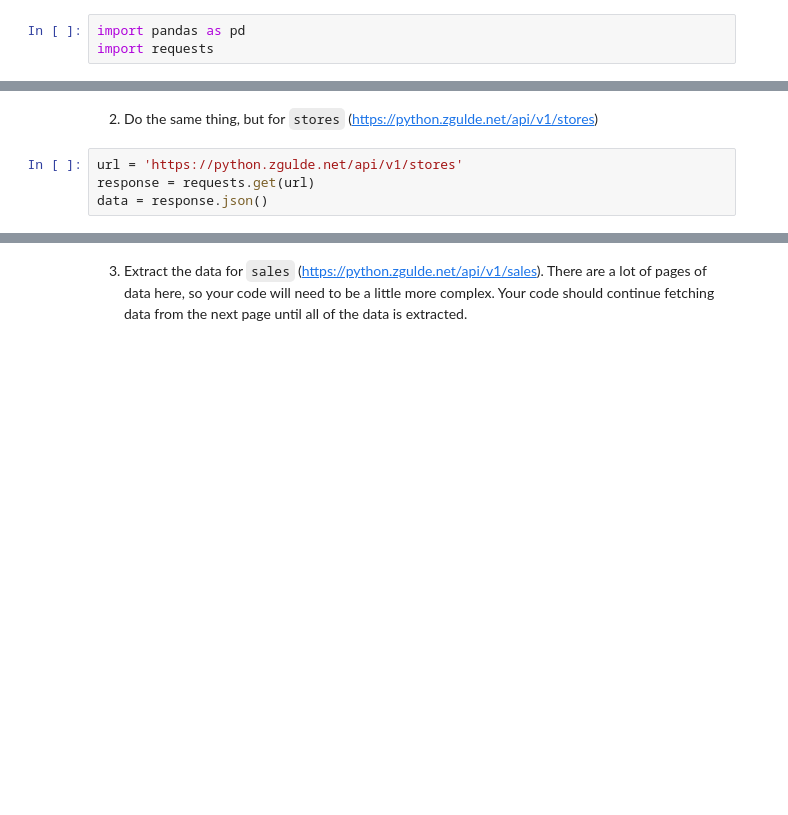
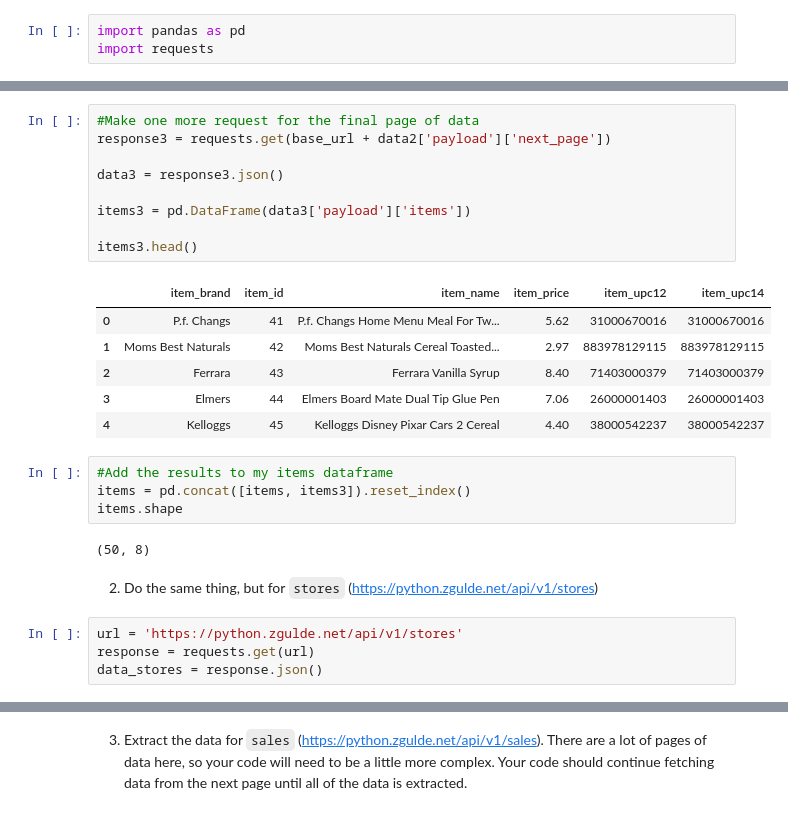
Before and after one commit to Chenchen070/time_series, a Jupyter notebook: acquire_exercises.ipynb, the cells around one changed output, grey strips where cells are left out. Drawn from its saved outputs; the diff is of its cells as text; blank space fills up the shorter version.

```diff
--- a/acquire_exercises.ipynb
+++ b/acquire_exercises.ipynb
@@ -60,7 +51,29 @@ base_url =
+# %%
+#Make one more request for the final page of data
+response3 = requests.get(base_url + data2['payload']['next_page'])
+
+data3 = response3.json()
+
+items3 = pd.DataFrame(data3['payload']['items'])
+
+items3.head()
+# %% [output]
+|  | item_brand | item_id | item_name | item_price | item_upc12 | item_upc14 |
+| 0 | P.f. Changs | 41 | P.f. Changs Home Menu Meal For Tw... | 5.62 | 31000670016 | 31000670016 |
+| 1 | Moms Best Naturals | 42 | Moms Best Naturals Cereal Toasted... | 2.97 | 883978129115 | 883978129115 |
+| 2 | Ferrara | 43 | Ferrara Vanilla Syrup | 8.40 | 71403000379 | 71403000379 |
+| 3 | Elmers | 44 | Elmers Board Mate Dual Tip Glue Pen | 7.06 | 26000001403 | 26000001403 |
+| 4 | Kelloggs | 45 | Kelloggs Disney Pixar Cars 2 Cereal | 4.40 | 38000542237 | 38000542237 |
+# %%
+#Add the results to my items dataframe
+items = pd.concat([items, items3]).reset_index()
+items.shape
+# %% [output]
+(50, 8)
 # %% [markdown]
 2. Do the same thing, but for `stores` (https://python.zgulde.net/api/v1/stores)
 # %%
 url = 'https://python.zgulde.net/api/v1/stores'
 response = requests.get(url)
-data = response.json()
+data_stores = response.json()
 # %%
```
Also changed, not shown: parts of 29 cells of this notebook.
